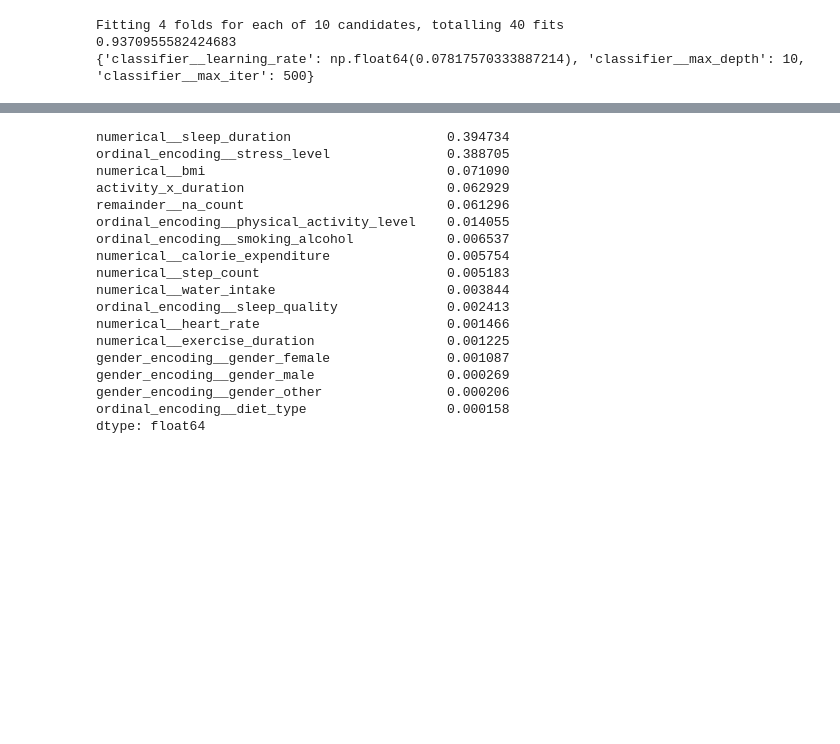
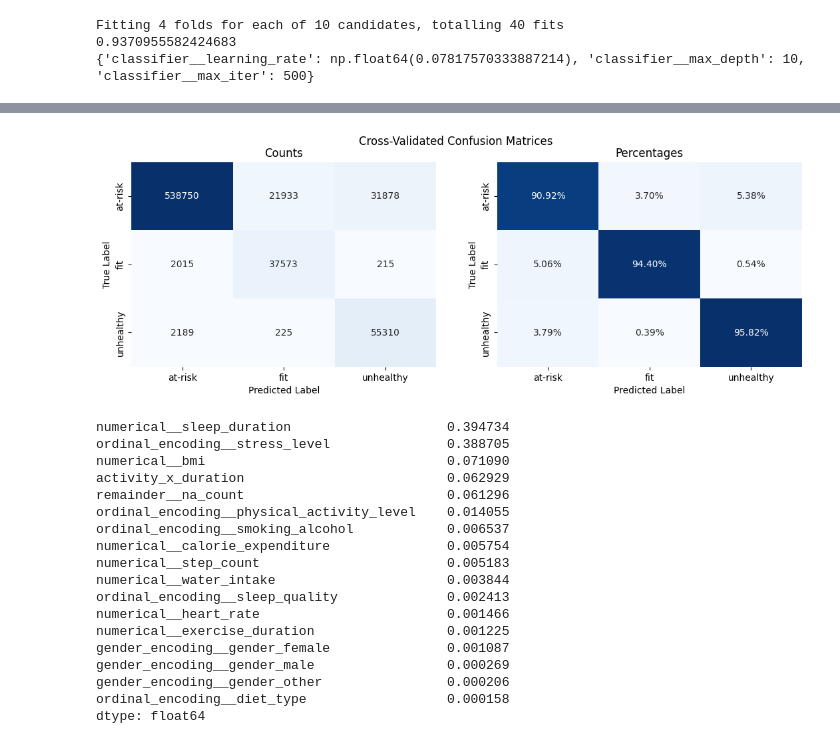
Before and after one commit to lewistang-uk/health-risk-prediction, a Jupyter notebook: notebooks/04-tuning.ipynb, the cells around one changed output, grey strips where cells are left out. Cells and saved outputs as stored; diff of their text form; code cells hidden in the pictures; blank space fills up the shorter version.

Commit message:
added images

```diff
--- a/notebooks/04-tuning.ipynb
+++ b/notebooks/04-tuning.ipynb
@@ -117 +121,83 @@ Fitting 4 folds for each of 10 candidates, totalling 40 fits
+# %%
+# feed best parameters into model
+params = clf.best_params_
+
+model = HistGradientBoostingClassifier(
+    random_state=67,
+    learning_rate=params['classifier__learning_rate'],
+    max_depth=params['classifier__max_depth'],
+    max_iter=params['classifier__max_iter'],
+    class_weight='balanced'
+)
+
+# create classification pipeline
+pipe = Pipeline([
+    ('drop_id', FunctionTransformer(drop_id, validate=False)),
+    ('na_counter', FunctionTransformer(add_na_count, validate=False)),
+    ('encode_and_impute', encode_impute),
+    ('add_product', FunctionTransformer(add_prod, validate=False)),
+    ('classifier', model)
+])
+
+# set up cross-validation over 5 folds
+from sklearn.model_selection import cross_val_predict
+
+cv = StratifiedKFold(
+    n_splits=5,
+    shuffle=True,
+    random_state=67
+)
+
+y_pred_cv = cross_val_predict(
+    pipe,
+    df,
+    y,
+    cv=cv,
+    method='predict',
+    n_jobs=-1
+)
+
+# create confusion matrix heatmap plots
+from sklearn.metrics import confusion_matrix
+import matplotlib.pyplot as plt
+import seaborn as sns
+
+class_names = ['at-risk', 'fit', 'unhealthy']
+fig, ax = plt.subplots(ncols=2, figsize=(13, 4))
+
+cm = confusion_matrix(y, y_pred_cv)
+sns.heatmap(
+    cm,
+    annot=True,
+    fmt='d',
+    cmap='Blues',
+    xticklabels=class_names,
+    yticklabels=class_names,
+    ax=ax[0],
+    cbar=False
+)
+
+cm = confusion_matrix(y, y_pred_cv, normalize='true')
+sns.heatmap(
+    cm,
+    annot=True,
+    fmt='.2%',
+    cmap='Blues',
+    xticklabels=class_names,
+    yticklabels=class_names,
+    ax=ax[1],
+    cbar=False
+)
+
+for i in range(2):
+    ax[i].set_xlabel('Predicted Label')
+    ax[i].set_ylabel('True Label')
+
+ax[0].set_title('Counts')
+ax[1].set_title('Percentages')
+plt.suptitle('Cross-Validated Confusion Matrices')
+plt.savefig('confusion_matrix.png', bbox_inches='tight')
+plt.show()
+# %% [output]
+[figure, added]
 # %%
```
Also changed, not shown: parts of 4 cells of this notebook, 2 other files.
